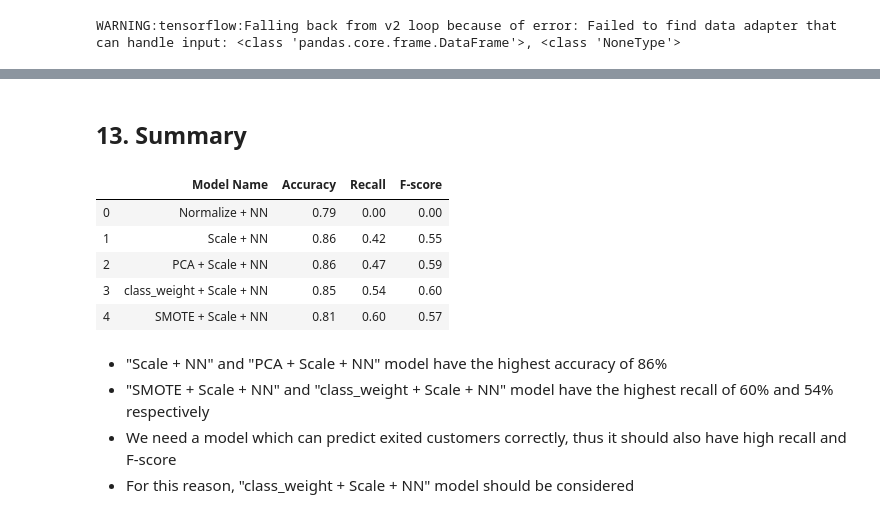
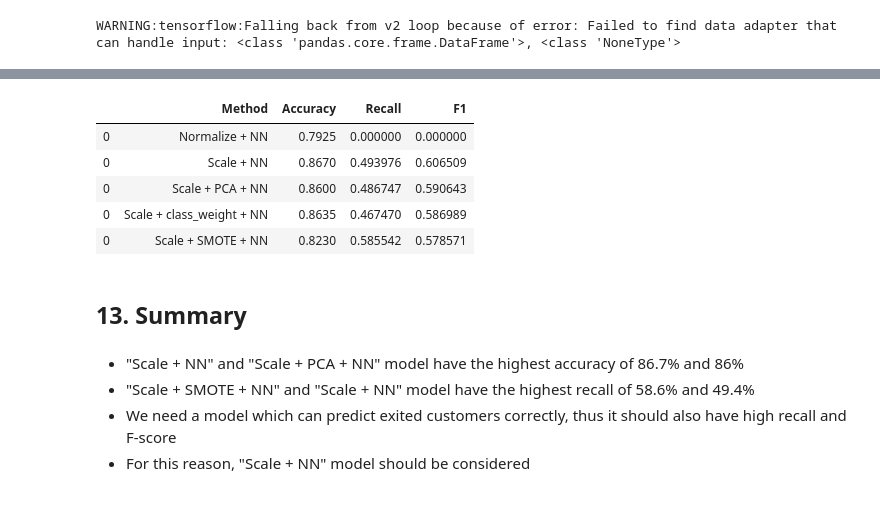
Before and after one commit to NhatTanVu/AI-ML, a Jupyter notebook: Neural Network/[Project] - Bank Churn/Project 6/Project_6_Neural_Network_Vu_Nhat_Tan.ipynb, the cells around one changed output, grey strips where cells are left out. Cells and saved outputs as stored; diff of their text form; code cells hidden in the pictures.

```diff
--- a/Neural Network/[Project] - Bank Churn/Project 6/Project_6_Neural_Network_Vu_Nhat_Tan.ipynb
+++ b/Neural Network/[Project] - Bank Churn/Project 6/Project_6_Neural_Network_Vu_Nhat_Tan.ipynb
@@ -640,0 +662,13 @@ array([[1477,  108],
+# %%
+Y_pred_cls = model7.predict_classes(X_test_scaled, batch_size=200, verbose=0)
+accuracy = accuracy_score(y_test.values, Y_pred_cls)
+recall = recall_score(y_test.values, Y_pred_cls)
+precision = precision_score(y_test.values, Y_pred_cls)
+f1 = f1_score(y_test.values, Y_pred_cls)
+
+print('Accuracy score: '+ str(accuracy))
+print('Recall score: ' + str(recall))
+print('Precision score: ' + str(precision))
+print('F1-score: ' + str(f1))
+
+confusion_matrix(y_test.values, Y_pred_cls)
@@ -640,0 +683,6 @@ array([[1477,  108],
+# %%
+resultsDf = pd.concat([resultsDf, pd.DataFrame({'Method':['Scale + class_weight + NN'],
+                          'Accuracy': [accuracy],
+                          'Recall': [recall],
+                          'F1': [f1]})])
+resultsDf
@@ -717,2 +773,15 @@ array([[1371,  214],
+# %%
+resultsDf = pd.concat([resultsDf, pd.DataFrame({'Method':['Scale + SMOTE + NN'],
+                          'Accuracy': [accuracy],
+                          'Recall': [recall],
+                          'F1': [f1]})])
+resultsDf
+# %% [output]
+|  | Method | Accuracy | Recall | F1 |
+| 0 | Normalize + NN | 0.7925 | 0.000000 | 0.000000 |
+| 0 | Scale + NN | 0.8670 | 0.493976 | 0.606509 |
+| 0 | Scale + PCA + NN | 0.8600 | 0.486747 | 0.590643 |
+| 0 | Scale + class_weight + NN | 0.8635 | 0.467470 | 0.586989 |
+| 0 | Scale + SMOTE + NN | 0.8230 | 0.585542 | 0.578571 |
 # %% [markdown]
 ## 13. Summary
@@ -725,14 +788,5 @@ results = {'Model Name': ['Normalize + NN', 'Scale + NN', 'PCA + Scale + NN', 'c
-# %%
-pd.DataFrame(results, columns = ['Model Name', 'Accuracy', 'Recall', 'F-score'])
-# %% [output]
-|  | Model Name | Accuracy | Recall | F-score |
-| 0 | Normalize + NN | 0.79 | 0.00 | 0.00 |
-| 1 | Scale + NN | 0.86 | 0.42 | 0.55 |
-| 2 | PCA + Scale + NN | 0.86 | 0.47 | 0.59 |
-| 3 | class_weight + Scale + NN | 0.85 | 0.54 | 0.60 |
-| 4 | SMOTE + Scale + NN | 0.81 | 0.60 | 0.57 |
 # %% [markdown]
-* "Scale + NN" and "PCA + Scale + NN" model have the highest accuracy of 86%
-* "SMOTE + Scale + NN" and "class_weight + Scale + NN" model have the highest recall of 60% and 54% respectively
+* "Scale + NN" and "Scale + PCA + NN" model have the highest accuracy of 86.7% and 86%
+* "Scale + SMOTE + NN" and "Scale + NN" model have the highest recall of 58.6% and 49.4%
 * We need a model which can predict exited customers correctly, thus it should also have high recall and F-score
-* For this reason, "class_weight + Scale + NN" model should be considered
+* For this reason, "Scale + NN" model should be considered
```
Also changed, not shown: parts of 27 cells of this notebook.
